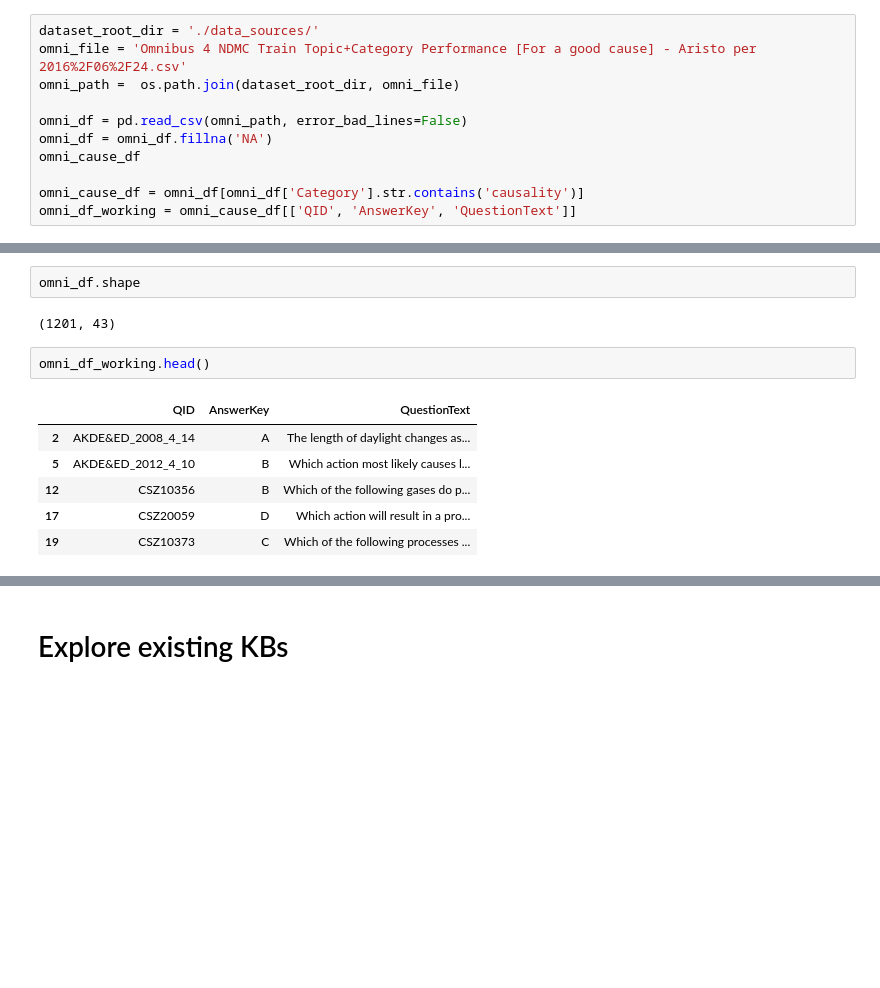
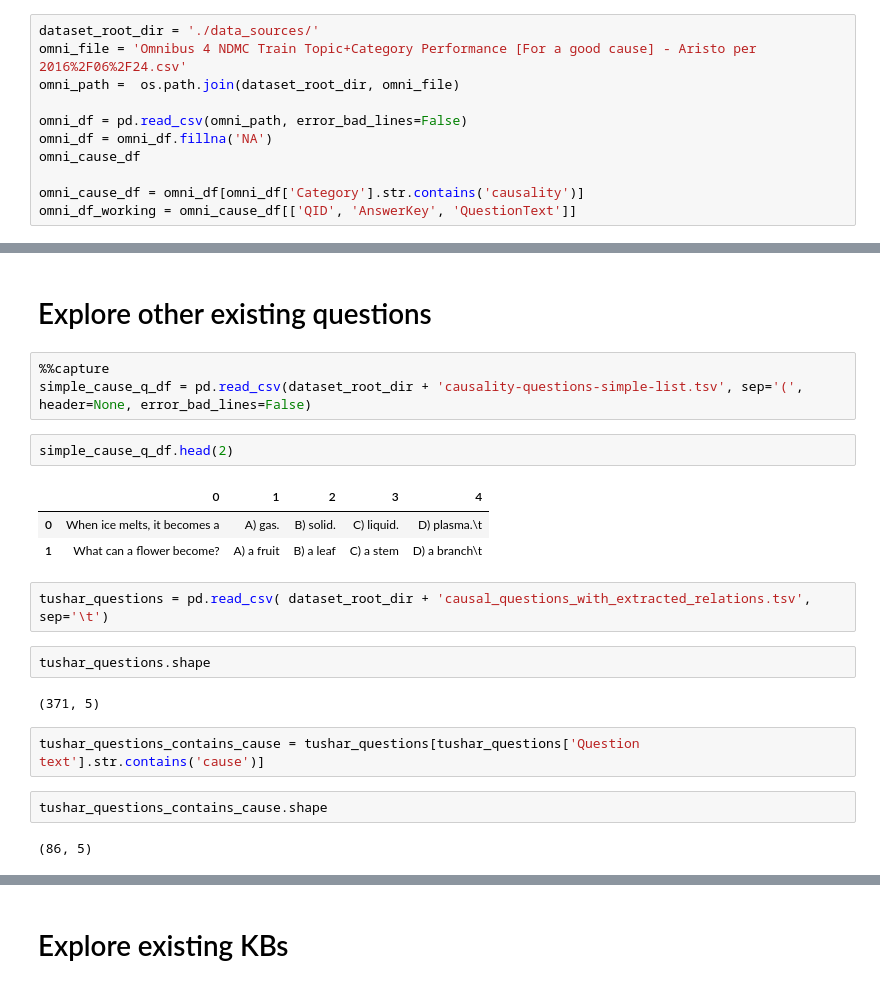
Before and after one commit to drschwenk/hackathon_2017, a Jupyter notebook: build_kb.ipynb, the cells around one changed output, grey strips where cells are left out. Saved outputs shown, nothing was run; the diff lists cells and outputs as text; blank space fills up the shorter version.

```diff
--- a/build_kb.ipynb
+++ b/build_kb.ipynb
@@ -138,13 +224,23 @@ omni_df_working = omni_cause_df[['QID', 'AnswerKey', 'QuestionText']]
+# %% [markdown]
+# Explore other existing questions
+# %%
+%%capture
+simple_cause_q_df = pd.read_csv(dataset_root_dir + 'causality-questions-simple-list.tsv', sep='(', header=None, error_bad_lines=False)
+# %%
+simple_cause_q_df.head(2)
+# %% [output]
+|  | 0 | 1 | 2 | 3 | 4 |
+| 0 | When ice melts, it becomes a | A) gas. | B) solid. | C) liquid. | D) plasma.\t |
+| 1 | What can a flower become? | A) a fruit | B) a leaf | C) a stem | D) a branch\t |
+# %%
+tushar_questions = pd.read_csv( dataset_root_dir + 'causal_questions_with_extracted_relations.tsv', sep='\t')
 # %%
-omni_df.shape
+tushar_questions.shape
 # %% [output]
-(1201, 43)
+(371, 5)
-# %%
-omni_df_working.head()
-# %% [output]
-|  | QID | AnswerKey | QuestionText |
-| 2 | AKDE&ED_2008_4_14 | A | The length of daylight changes as... |
-| 5 | AKDE&ED_2012_4_10 | B | Which action most likely causes l... |
-| 12 | CSZ10356 | B | Which of the following gases do p... |
-| 17 | CSZ20059 | D | Which action will result in a pro... |
-| 19 | CSZ10373 | C | Which of the following processes ... |
+# %%
+tushar_questions_contains_cause = tushar_questions[tushar_questions['Question text'].str.contains('cause')]
+# %%
+tushar_questions_contains_cause.shape
+# %% [output]
+(86, 5)
```
Also changed, not shown: parts of 37 cells of this notebook.
